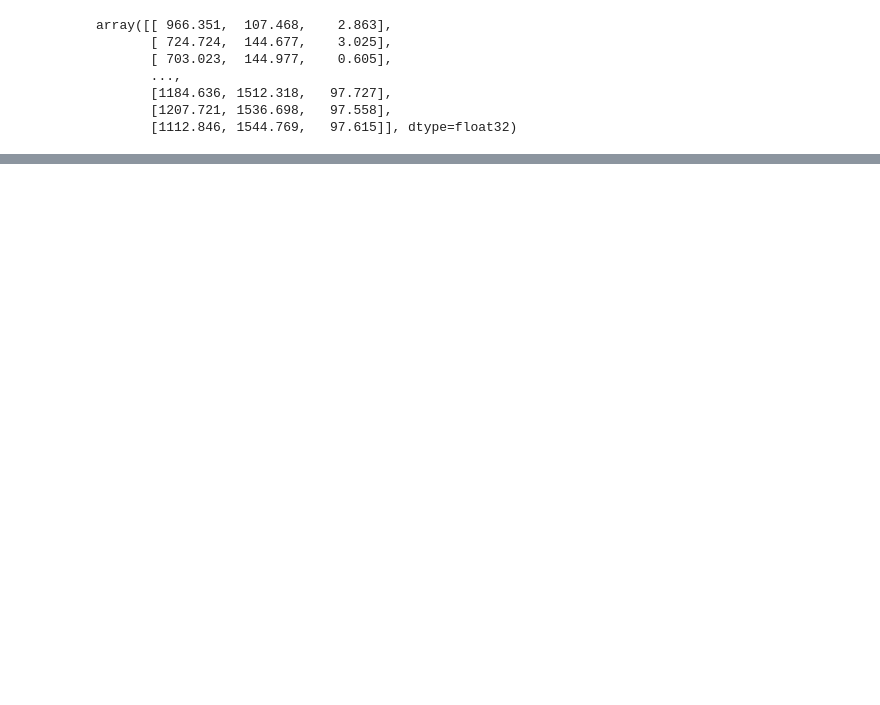
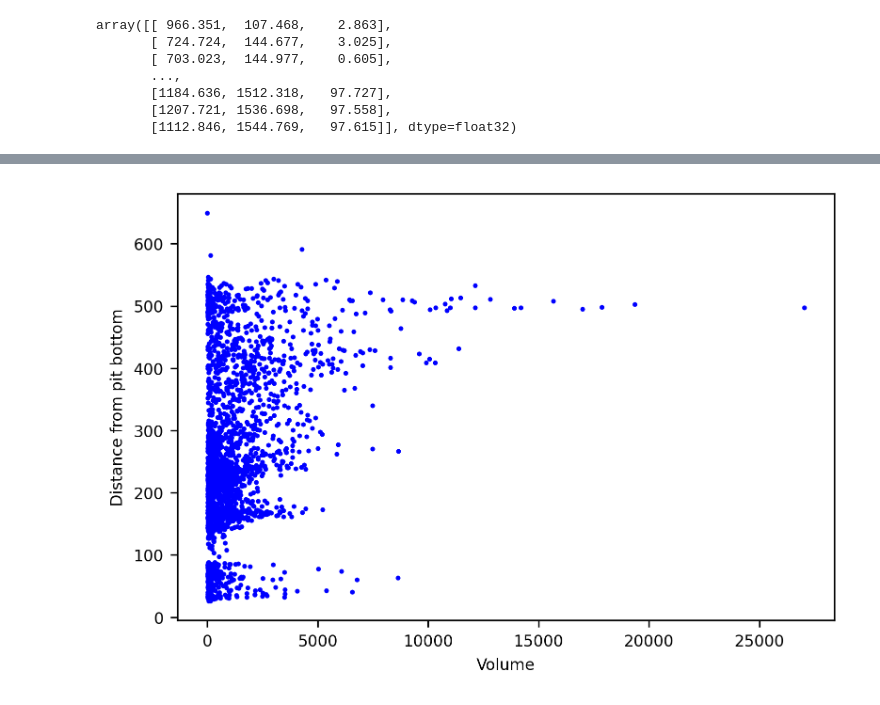
Before and after one commit to gianthk/CERIC-Franceschin, a Jupyter notebook: notebooks/perline_2.ipynb, the cells around one changed output, grey strips where cells are left out. Saved outputs shown, nothing was run; the diff lists cells and outputs as text; code cells hidden in the pictures; blank space fills up the shorter version.

```diff
--- a/notebooks/perline_2.ipynb
+++ b/notebooks/perline_2.ipynb
@@ -238,0 +288,7 @@ meshio.write_points_cells("foo.vtk", centresOfMass[1:, [2, 1, 0]], [], point_dat
+# %%
+plt.scatter(volumes, distances_pit_bottom, s=2, c="b")
+plt.ylabel("Distance from pit bottom")
+plt.xlabel("Volume")
+plt.show()
+# %% [output]
+[figure, added]
```
Also changed, not shown: parts of 23 cells of this notebook, 1 other file.
